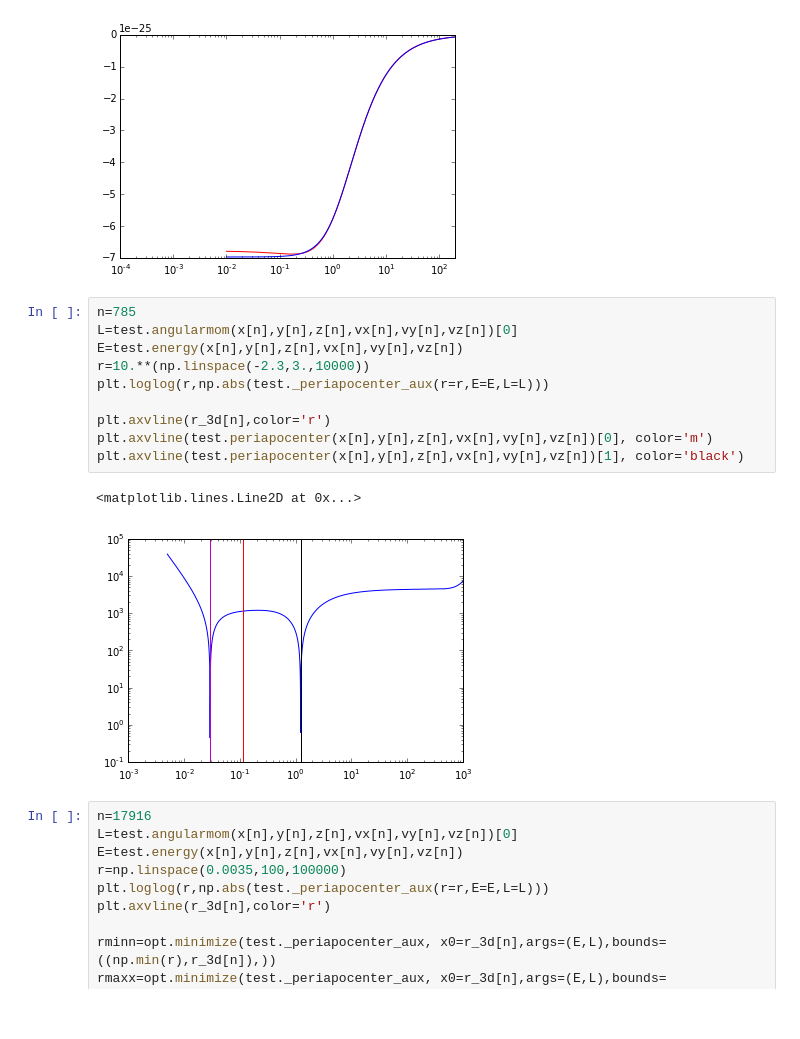
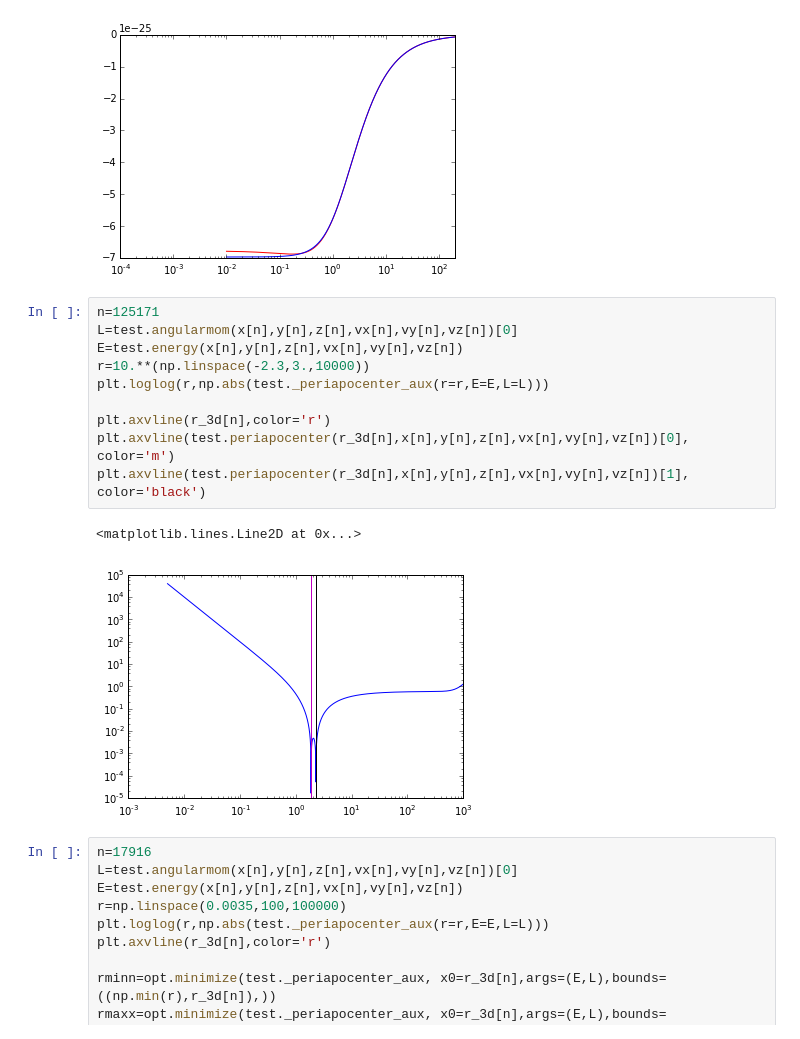
Before and after one commit to sophialilleengen/GC_actions, a Jupyter notebook: GC orbit class - test notebook.ipynb, the cells around one changed output. Cells and saved outputs as stored; diff of their text form.

```diff
--- a/GC orbit class - test notebook.ipynb
+++ b/GC orbit class - test notebook.ipynb
@@ -71,18 +71,18 @@ plt.xlim(0.0001,200)
 (0.0001, 200)
 [figure]
 # %%
-n=785
+n=125171
 L=test.angularmom(x[n],y[n],z[n],vx[n],vy[n],vz[n])[0]
 E=test.energy(x[n],y[n],z[n],vx[n],vy[n],vz[n])
 r=10.**(np.linspace(-2.3,3.,10000))
 plt.loglog(r,np.abs(test._periapocenter_aux(r=r,E=E,L=L)))
 
 plt.axvline(r_3d[n],color='r')
-plt.axvline(test.periapocenter(x[n],y[n],z[n],vx[n],vy[n],vz[n])[0], color='m')
-plt.axvline(test.periapocenter(x[n],y[n],z[n],vx[n],vy[n],vz[n])[1], color='black')
+plt.axvline(test.periapocenter(r_3d[n],x[n],y[n],z[n],vx[n],vy[n],vz[n])[0], color='m')
+plt.axvline(test.periapocenter(r_3d[n],x[n],y[n],z[n],vx[n],vy[n],vz[n])[1], color='black')
 # %% [output]
 <matplotlib.lines.Line2D at 0x...>
-[figure, old version]
+[figure, new version]
 # %%
 n=17916
 L=test.angularmom(x[n],y[n],z[n],vx[n],vy[n],vz[n])[0]
```
Also changed, not shown: parts of 1 cell of this notebook.
